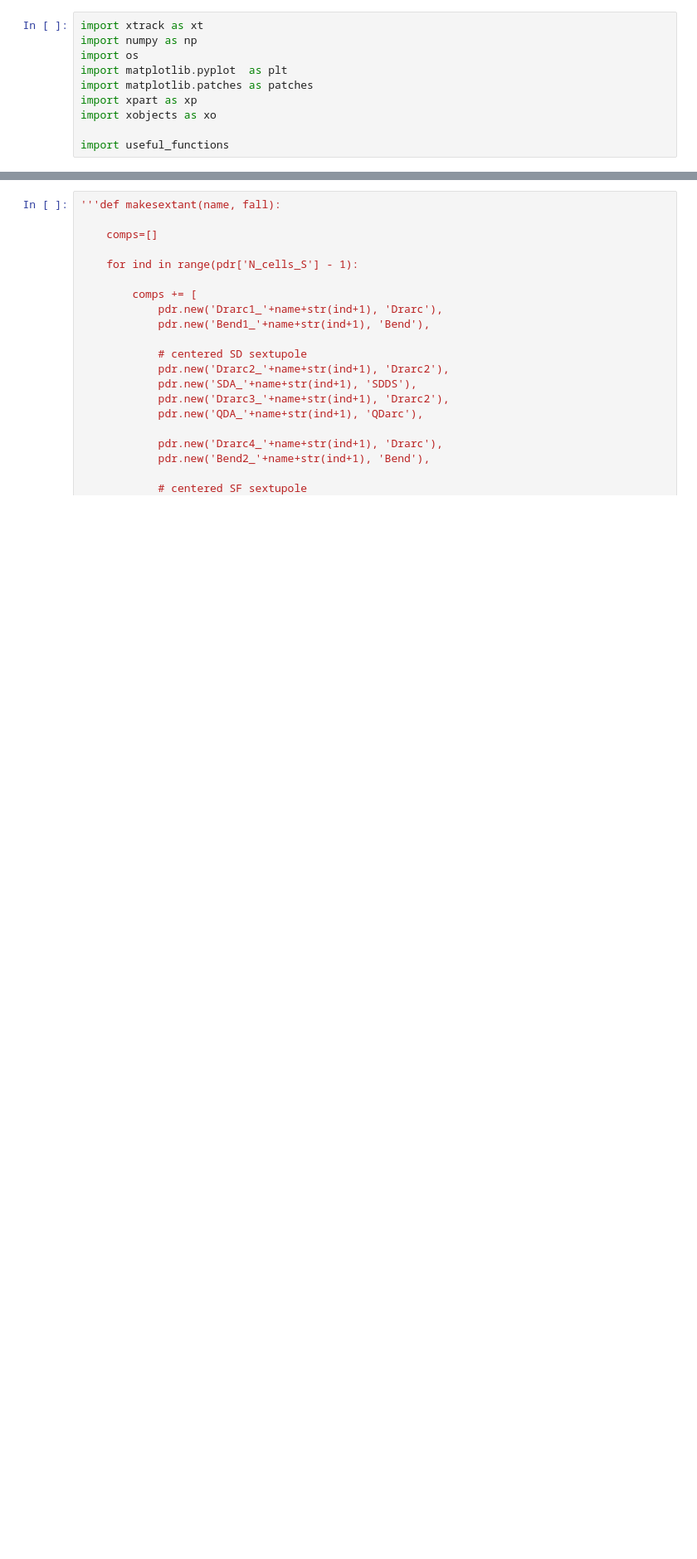
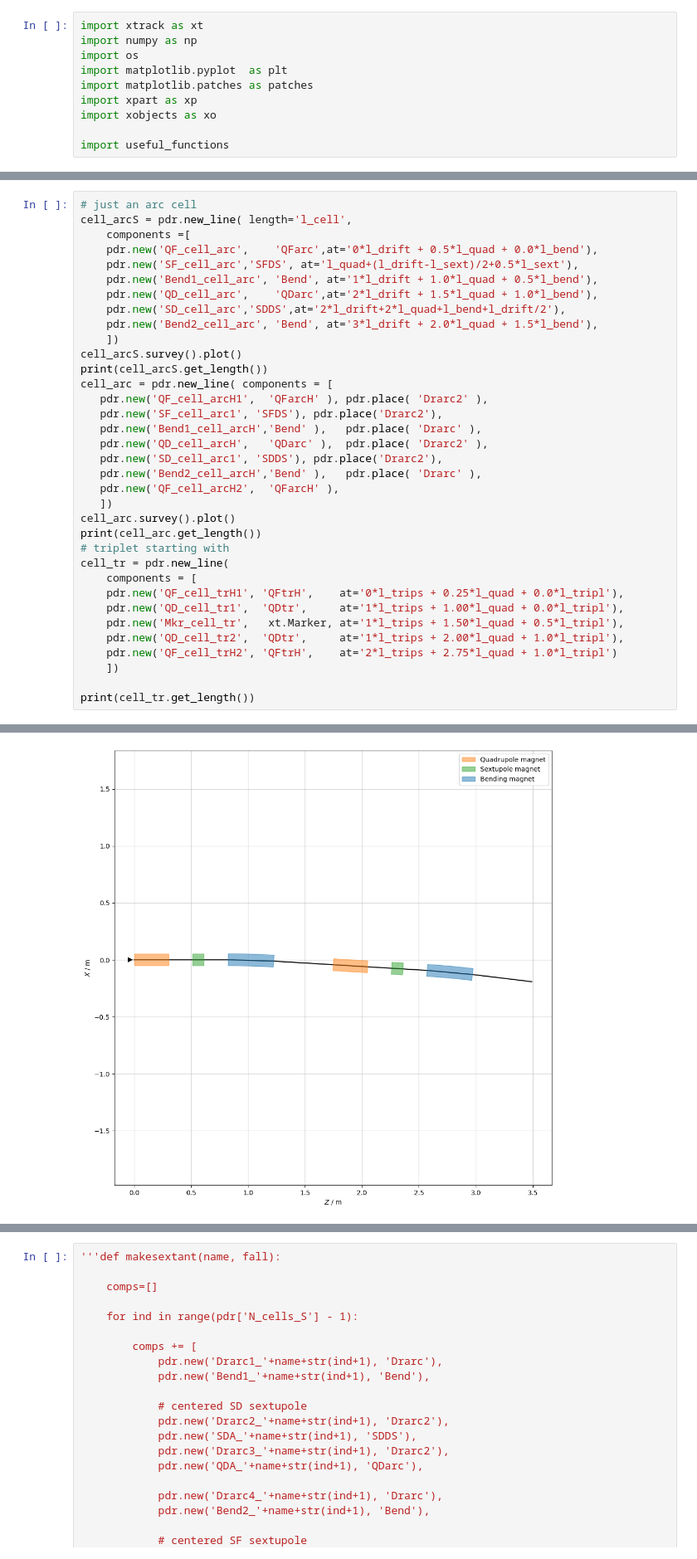
Before and after one commit to Maddie-jpg/polarizer-ring-studies, a Jupyter notebook: sextupole positioning workflow_design2.ipynb, the cells around one changed output, grey strips where cells are left out. Shown at 83% size. Cells and saved outputs as stored; diff of their text form; blank space fills up the shorter version.

```diff
--- a/sextupole positioning workflow_design2.ipynb
+++ b/sextupole positioning workflow_design2.ipynb
@@ -66,3 +66,39 @@ pdr.new('SFDS', xt.Sextupole, length='l_sext',k2='kSF')
 pdr.new('SDDS', xt.Sextupole, length='l_sext',k2='kSD')
 # %% [output]
 'SDDS'
+# %%
+# just an arc cell
+cell_arcS = pdr.new_line( length='l_cell',
+    components =[
+    pdr.new('QF_cell_arc',    'QFarc',at='0*l_drift + 0.5*l_quad + 0.0*l_bend'),
+    pdr.new('SF_cell_arc','SFDS', at='l_quad+(l_drift-l_sext)/2+0.5*l_sext'),
+    pdr.new('Bend1_cell_arc', 'Bend', at='1*l_drift + 1.0*l_quad + 0.5*l_bend'),
+    pdr.new('QD_cell_arc',    'QDarc',at='2*l_drift + 1.5*l_quad + 1.0*l_bend'),
+    pdr.new('SD_cell_arc','SDDS',at='2*l_drift+2*l_quad+l_bend+l_drift/2'),
+    pdr.new('Bend2_cell_arc', 'Bend', at='3*l_drift + 2.0*l_quad + 1.5*l_bend'),
+    ])
+cell_arcS.survey().plot()
+print(cell_arcS.get_length())
+cell_arc = pdr.new_line( components = [
+   pdr.new('QF_cell_arcH1',  'QFarcH' ), pdr.place( 'Drarc2' ),
+   pdr.new('SF_cell_arc1', 'SFDS'), pdr.place('Drarc2'),
+   pdr.new('Bend1_cell_arcH','Bend' ),   pdr.place( 'Drarc' ),
+   pdr.new('QD_cell_arcH',   'QDarc' ),  pdr.place( 'Drarc2' ),
+   pdr.new('SD_cell_arc1', 'SDDS'), pdr.place('Drarc2'),
+   pdr.new('Bend2_cell_arcH','Bend' ),   pdr.place( 'Drarc' ),
+   pdr.new('QF_cell_arcH2',  'QFarcH' ),
+   ])
+cell_arc.survey().plot()
+print(cell_arc.get_length())
+# triplet starting with
+cell_tr = pdr.new_line(
+    components = [
+    pdr.new('QF_cell_trH1', 'QFtrH',    at='0*l_trips + 0.25*l_quad + 0.0*l_tripl'),
+    pdr.new('QD_cell_tr1',  'QDtr',     at='1*l_trips + 1.00*l_quad + 0.0*l_tripl'),
+    pdr.new('Mkr_cell_tr',   xt.Marker, at='1*l_trips + 1.50*l_quad + 0.5*l_tripl'),
+    pdr.new('QD_cell_tr2',  'QDtr',     at='1*l_trips + 2.00*l_quad + 1.0*l_tripl'),
+    pdr.new('QF_cell_trH2', 'QFtrH',    at='2*l_trips + 2.75*l_quad + 1.0*l_tripl')
+    ])
+
+print(cell_tr.get_length())
+# %% [output]
@@ -68,0 +110 @@ pdr.new('SDDS', xt.Sextupole, length='l_sext',k2='kSD')
+[figure, added]
```
Also changed, not shown: parts of 8 cells of this notebook.
